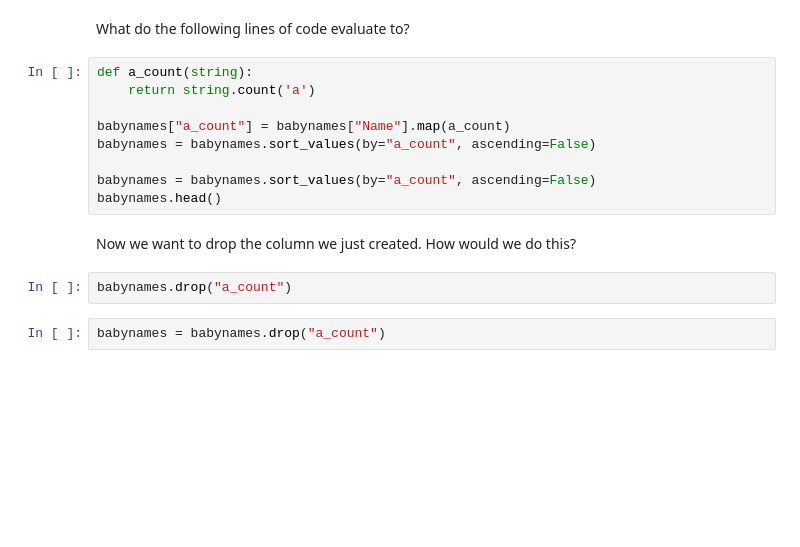
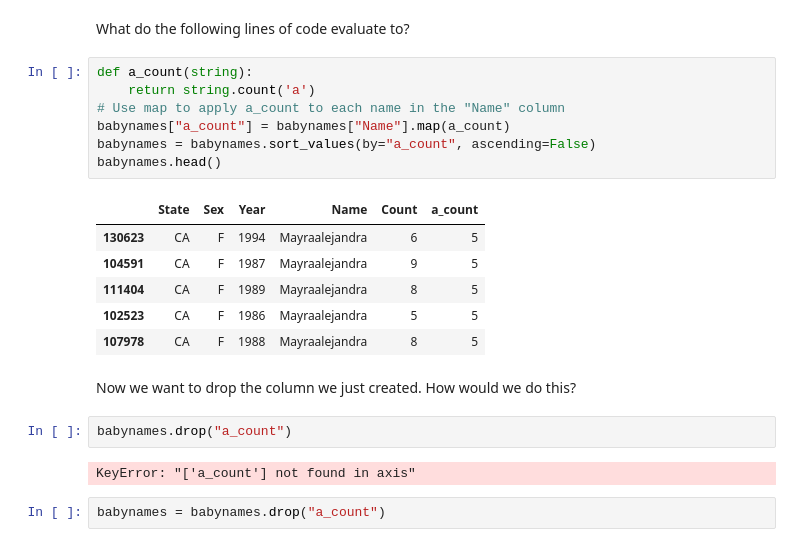
Before and after one commit to DS-100/su24-materials, a Jupyter notebook: lecture/lec04/lec04-su24.ipynb, the cells around one changed output. Cells and saved outputs as stored; diff of their text form; blank space fills up the shorter version.

```diff
--- a/lecture/lec04/lec04-su24.ipynb
+++ b/lecture/lec04/lec04-su24.ipynb
@@ -40,16 +52,23 @@ What do the following lines of code evaluate to?
 # %%
 def a_count(string):
     return string.count('a')
-
+# Use map to apply a_count to each name in the "Name" column
 babynames["a_count"] = babynames["Name"].map(a_count)
 babynames = babynames.sort_values(by="a_count", ascending=False)
-
-babynames = babynames.sort_values(by="a_count", ascending=False)
 babynames.head()
+# %% [output]
+|  | State | Sex | Year | Name | Count | a_count |
+| 130623 | CA | F | 1994 | Mayraalejandra | 6 | 5 |
+| 104591 | CA | F | 1987 | Mayraalejandra | 9 | 5 |
+| 111404 | CA | F | 1989 | Mayraalejandra | 8 | 5 |
+| 102523 | CA | F | 1986 | Mayraalejandra | 5 | 5 |
+| 107978 | CA | F | 1988 | Mayraalejandra | 8 | 5 |
 # %% [markdown]
 Now we want to drop the column we just created. How would we do this?
 # %%
 babynames.drop("a_count")
+# %% [output]
+KeyError: "['a_count'] not found in axis"
 # %%
 babynames = babynames.drop("a_count")
 # %%
```
Also changed, not shown: parts of 8 cells of this notebook.
